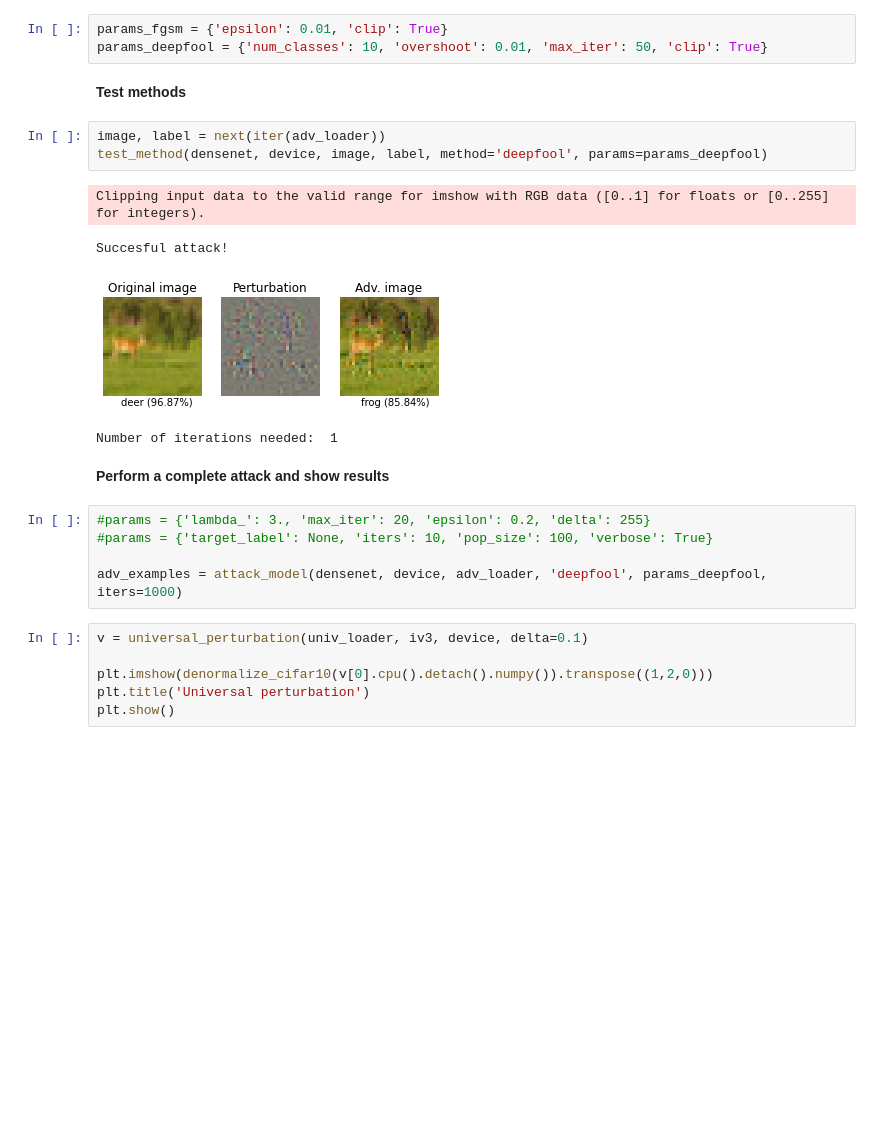
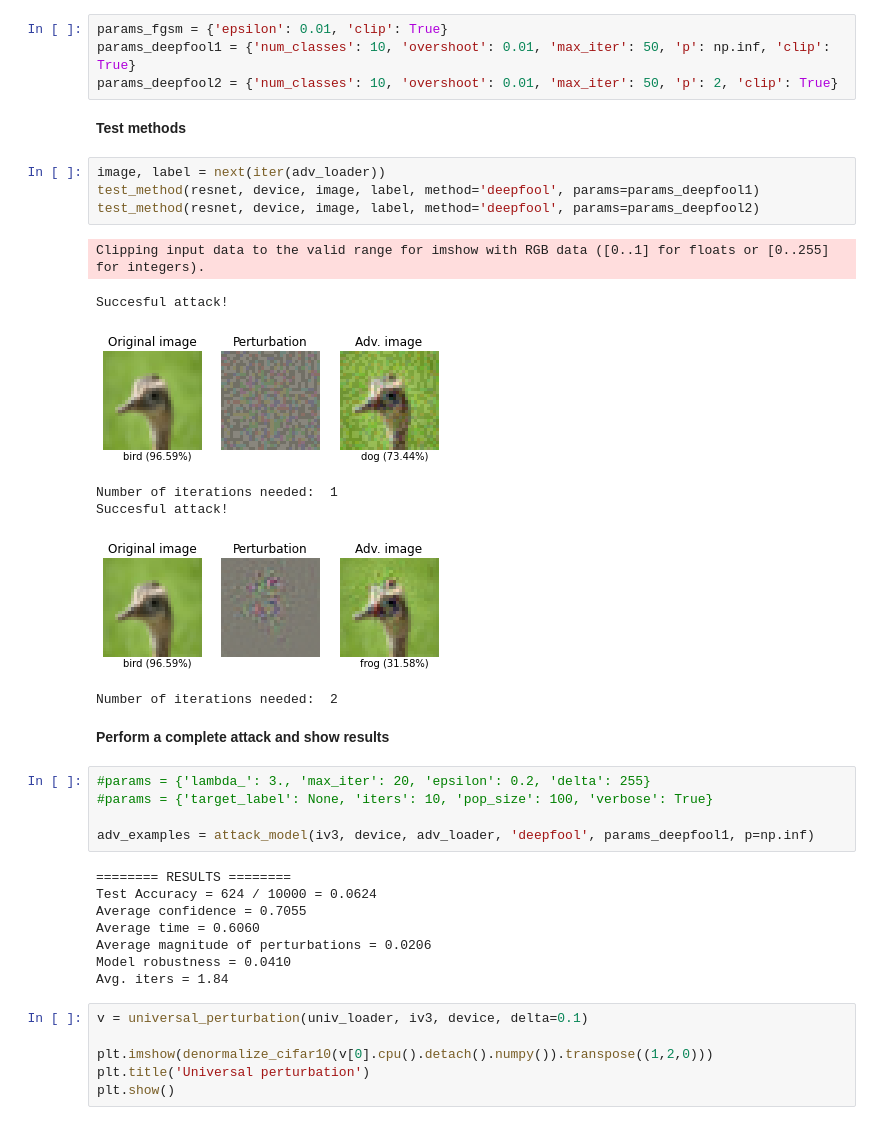
Before and after one commit to pabloac31/TFG, a Jupyter notebook: cifar10_experiments.ipynb, the cells around one changed output. Drawn from its saved outputs; the diff is of its cells as text; blank space fills up the shorter version.

```diff
--- a/cifar10_experiments.ipynb
+++ b/cifar10_experiments.ipynb
@@ -67,24 +69,37 @@ Accuracy on CIFAR10 test set:  0.9299
 **Set method parameters**
 # %%
 params_fgsm = {'epsilon': 0.01, 'clip': True}
-params_deepfool = {'num_classes': 10, 'overshoot': 0.01, 'max_iter': 50, 'clip': True}
+params_deepfool1 = {'num_classes': 10, 'overshoot': 0.01, 'max_iter': 50, 'p': np.inf, 'clip': True}
+params_deepfool2 = {'num_classes': 10, 'overshoot': 0.01, 'max_iter': 50, 'p': 2, 'clip': True}
 # %% [markdown]
 **Test methods**
 # %%
 image, label = next(iter(adv_loader))
-test_method(densenet, device, image, label, method='deepfool', params=params_deepfool)
+test_method(resnet, device, image, label, method='deepfool', params=params_deepfool1)
+test_method(resnet, device, image, label, method='deepfool', params=params_deepfool2)
 # %% [output]
 Clipping input data to the valid range for imshow with RGB data ([0..1] for floats or [0..255] for integers).
 Succesful attack!
-[figure, old version]
+[figure, new version]
 Number of iterations needed:  1
+Succesful attack!
+[figure, added]
+Number of iterations needed:  2
 # %% [markdown]
 **Perform a complete attack and show results**
 # %%
 #params = {'lambda_': 3., 'max_iter': 20, 'epsilon': 0.2, 'delta': 255}
 #params = {'target_label': None, 'iters': 10, 'pop_size': 100, 'verbose': True}
 
-adv_examples = attack_model(densenet, device, adv_loader, 'deepfool', params_deepfool, iters=1000)
+adv_examples = attack_model(iv3, device, adv_loader, 'deepfool', params_deepfool1, p=np.inf)
+# %% [output]
+======== RESULTS ========
+Test Accuracy = 624 / 10000 = 0.0624
+Average confidence = 0.7055
+Average time = 0.6060
+Average magnitude of perturbations = 0.0206
+Model robustness = 0.0410
+Avg. iters = 1.84
 # %%
 v = universal_perturbation(univ_loader, iv3, device, delta=0.1)
 
```
Also changed, not shown: parts of 6 cells of this notebook.
